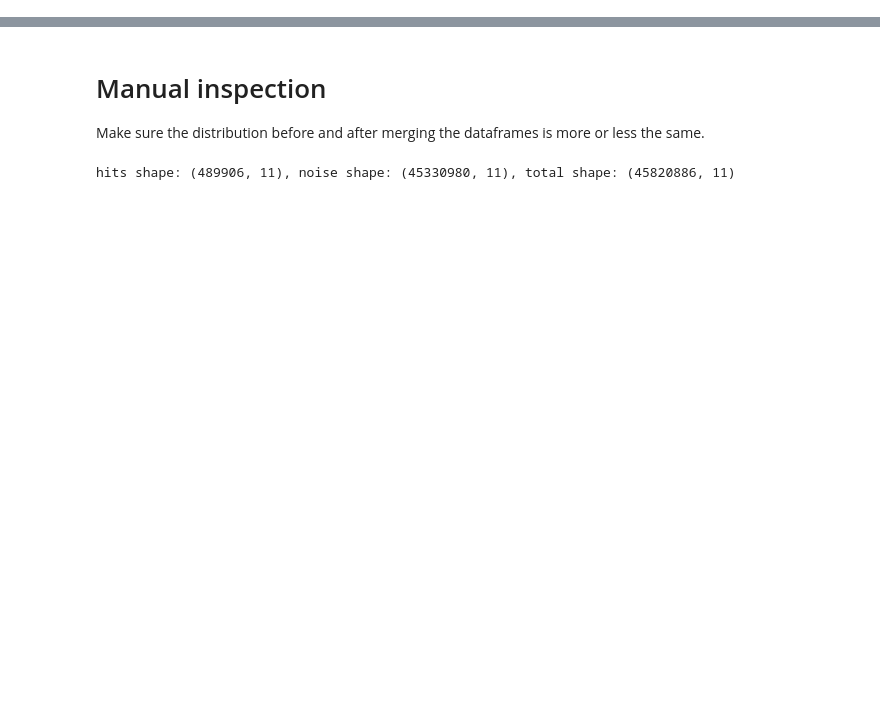
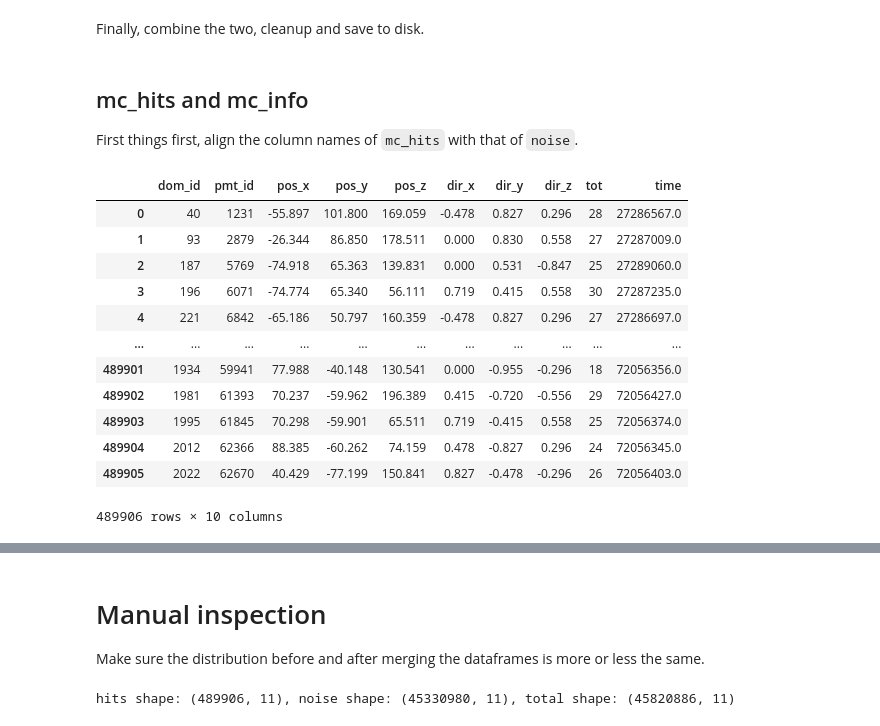
Before and after one commit to arumoy-shome/km3net, a Jupyter notebook: notebooks/combine.ipynb, the cells around one changed output, grey strips where cells are left out. Saved outputs shown, nothing was run; the diff lists cells and outputs as text; code cells hidden in the pictures; blank space fills up the shorter version.

```diff
--- a/notebooks/combine.ipynb
+++ b/notebooks/combine.ipynb
@@ -5,0 +22,2 @@ noise = pd.read_csv("../data/noise.csv")
+# %% [markdown]
+Finally, combine the two, cleanup and save to disk.
@@ -5,0 +30,4 @@ noise = pd.read_csv("../data/noise.csv")
+# %% [markdown]
+## mc_hits and mc_info
+
+First things first, align the column names of `mc_hits` with that of `noise`.
@@ -5,0 +42,16 @@ noise = pd.read_csv("../data/noise.csv")
+# %%
+mc_hits
+# %% [output]
+|  | dom_id | pmt_id | pos_x | pos_y | pos_z | dir_x | dir_y | dir_z | tot | time |
+| 0 | 40 | 1231 | -55.897 | 101.800 | 169.059 | -0.478 | 0.827 | 0.296 | 28 | 27286567.0 |
+| 1 | 93 | 2879 | -26.344 | 86.850 | 178.511 | 0.000 | 0.830 | 0.558 | 27 | 27287009.0 |
+| 2 | 187 | 5769 | -74.918 | 65.363 | 139.831 | 0.000 | 0.531 | -0.847 | 25 | 27289060.0 |
+| 3 | 196 | 6071 | -74.774 | 65.340 | 56.111 | 0.719 | 0.415 | 0.558 | 30 | 27287235.0 |
+| 4 | 221 | 6842 | -65.186 | 50.797 | 160.359 | -0.478 | 0.827 | 0.296 | 27 | 27286697.0 |
+| ... | ... | ... | ... | ... | ... | ... | ... | ... | ... | ... |
+| 489901 | 1934 | 59941 | 77.988 | -40.148 | 130.541 | 0.000 | -0.955 | -0.296 | 18 | 72056356.0 |
+| 489902 | 1981 | 61393 | 70.237 | -59.962 | 196.389 | 0.415 | -0.720 | -0.556 | 29 | 72056427.0 |
+| 489903 | 1995 | 61845 | 70.298 | -59.901 | 65.511 | 0.719 | -0.415 | 0.558 | 25 | 72056374.0 |
+| 489904 | 2012 | 62366 | 88.385 | -60.262 | 74.159 | 0.478 | -0.827 | 0.296 | 24 | 72056345.0 |
+| 489905 | 2022 | 62670 | 40.429 | -77.199 | 150.841 | 0.827 | -0.478 | -0.296 | 26 | 72056403.0 |
+489906 rows × 10 columns
```
Also changed, not shown: parts of 15 cells of this notebook, 2 other files.
